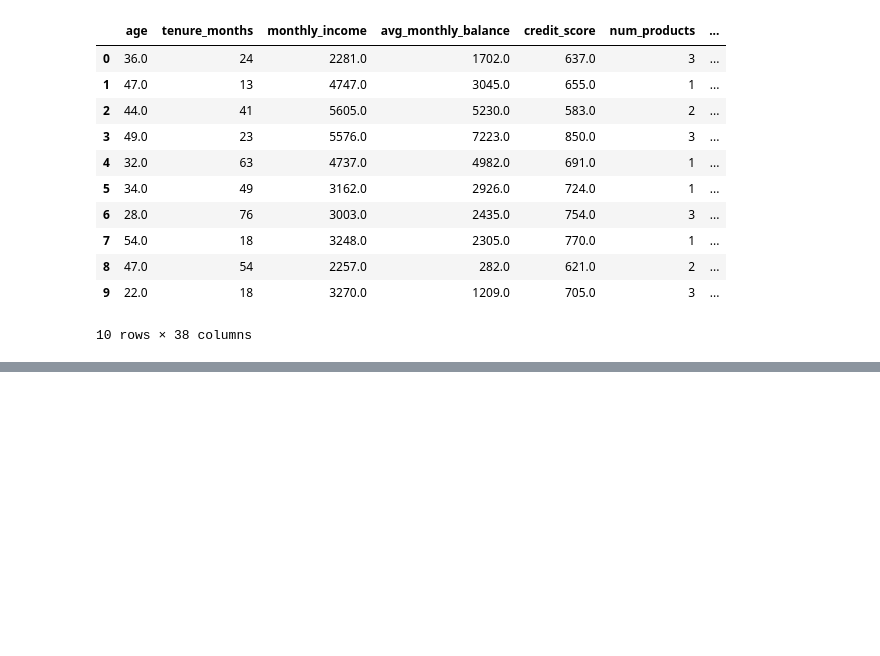
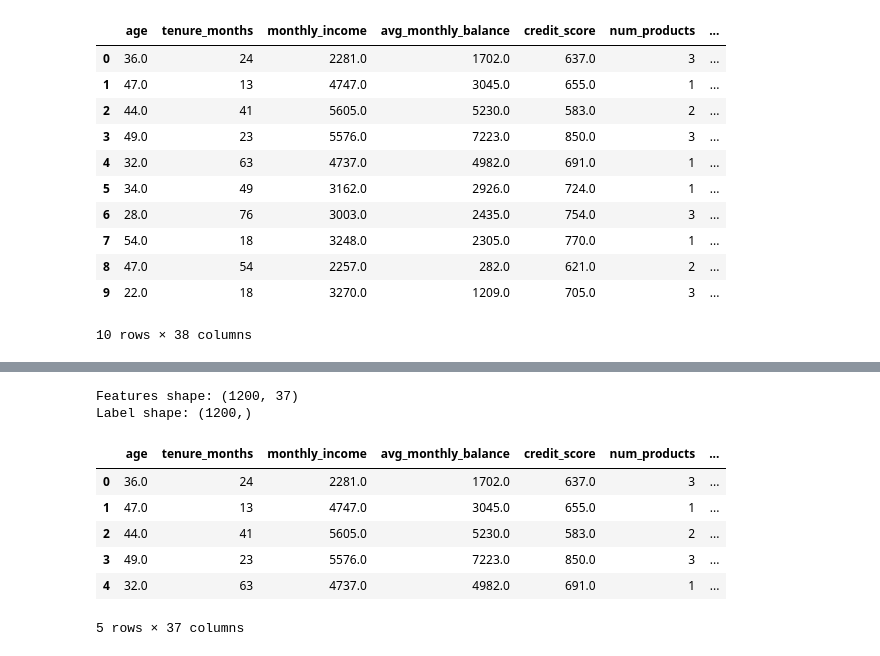
Before and after one commit to sw-sys/codebar_capstone_work, a Jupyter notebook: Capstone_Loans.ipynb, the cells around one changed output, grey strips where cells are left out. Cells and saved outputs as stored; diff of their text form; code cells hidden in the pictures; blank space fills up the shorter version.

```diff
--- a/Capstone_Loans.ipynb
+++ b/Capstone_Loans.ipynb
@@ -570,0 +617,6 @@ df_encoded.head(10)
+# %%
+# CREATE THE FINAL MODEL-READ DATASET
+
+df_model_ready = df_encoded.copy()
+
+df_model_ready.head(10)
@@ -570,0 +662,28 @@ df_encoded.head(10)
+# %%
+# Create features and label
+
+# Features: X - info used to make a prediction e.g. age, income, support rating
+# Label: y - the thing we want to predict. The label is 'churned'
+
+X = df_model_ready.drop('loan_repaid', axis=1)
+# print(X)
+
+y = df_model_ready['loan_repaid']
+
+print('Features shape:', X.shape)
+print('Label shape:', y.shape)
+# %% [output]
+Features shape: (1200, 37)
+Label shape: (1200,)
+# %%
+# FEATURES CHECK
+
+X.head()
+# %% [output]
+|  | age | tenure_months | monthly_income | avg_monthly_balance | credit_score | num_products | ... |
+| 0 | 36.0 | 24 | 2281.0 | 1702.0 | 637.0 | 3 | ... |
+| 1 | 47.0 | 13 | 4747.0 | 3045.0 | 655.0 | 1 | ... |
+| 2 | 44.0 | 41 | 5605.0 | 5230.0 | 583.0 | 2 | ... |
+| 3 | 49.0 | 23 | 5576.0 | 7223.0 | 850.0 | 3 | ... |
+| 4 | 32.0 | 63 | 4737.0 | 4982.0 | 691.0 | 1 | ... |
+5 rows × 37 columns
```
Also changed, not shown: parts of 25 cells of this notebook.
